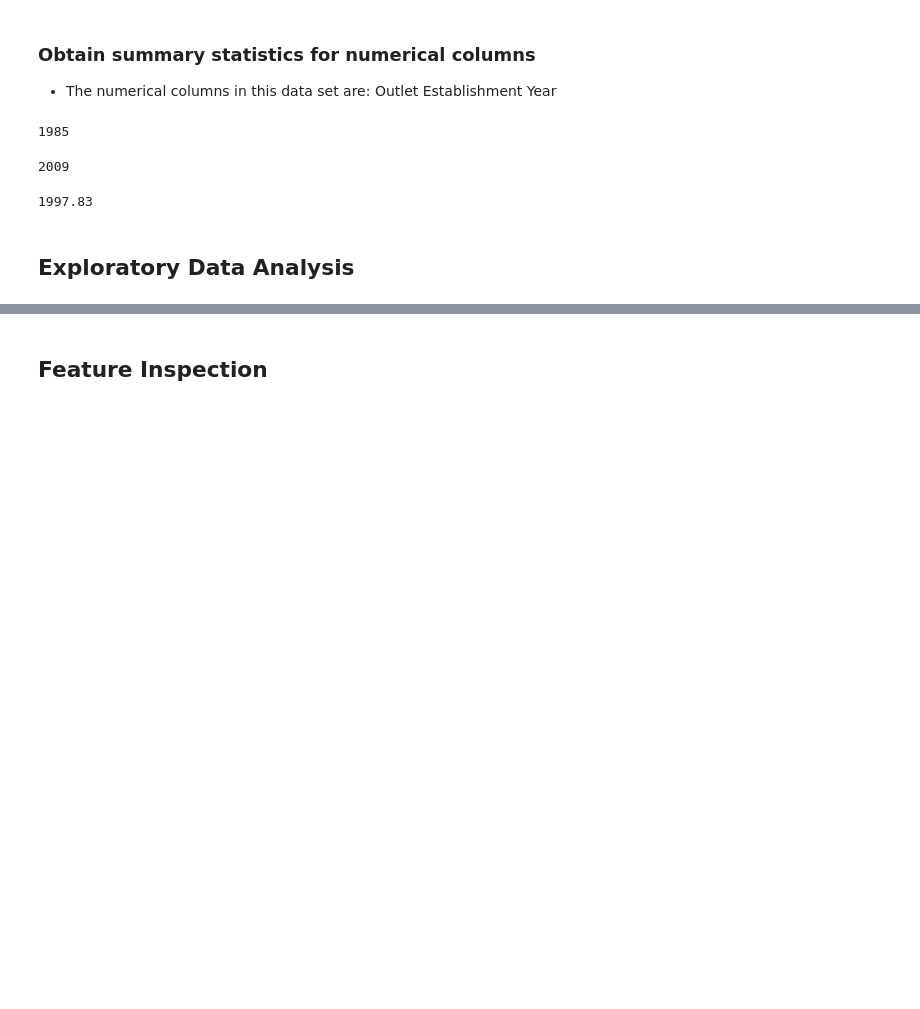
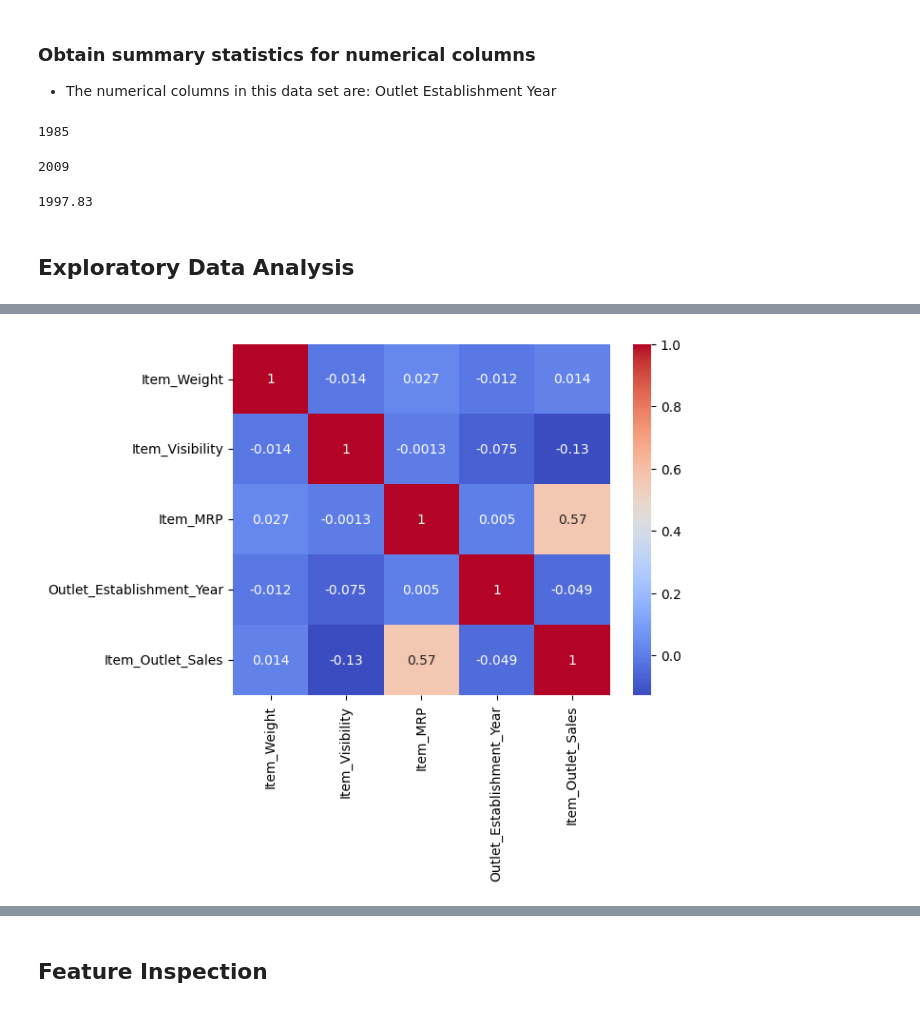
Before and after one commit to donmarcolaureano/predictionofproductsales, a Jupyter notebook: PredictionOfProductSales.ipynb, the cells around one changed output, grey strips where cells are left out. Cells and saved outputs as stored; diff of their text form; code cells hidden in the pictures; blank space fills up the shorter version.

```diff
--- a/PredictionOfProductSales.ipynb
+++ b/PredictionOfProductSales.ipynb
@@ -235,3 +239,7 @@ df_sales_predictions['Outlet_Establishment_Year'].mean().round(2)
 1997.83
 # %% [markdown]
 ## Exploratory Data Analysis
+# %%
+# Get correlations
+corr = df_sales_predictions.corr(numeric_only = True)
+corr.round(2)
@@ -237,0 +253,5 @@ df_sales_predictions['Outlet_Establishment_Year'].mean().round(2)
+# %%
+# Heatmap of correlations
+sns.heatmap(corr, cmap='coolwarm', annot = True);
+# %% [output]
+[figure, added]
```
Also changed, not shown: parts of 3 cells of this notebook.
